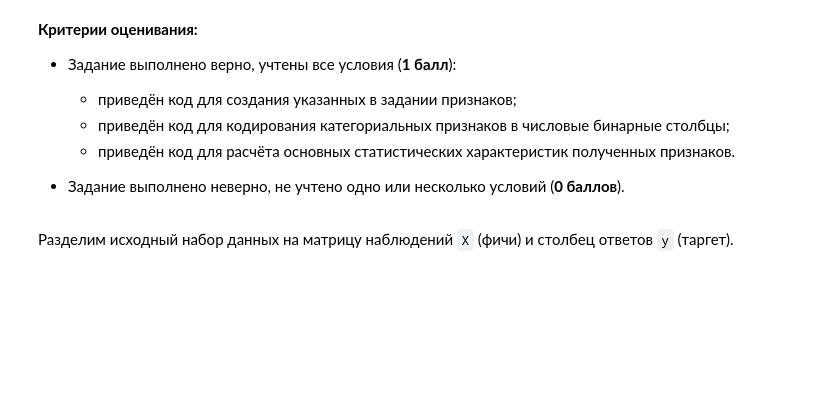
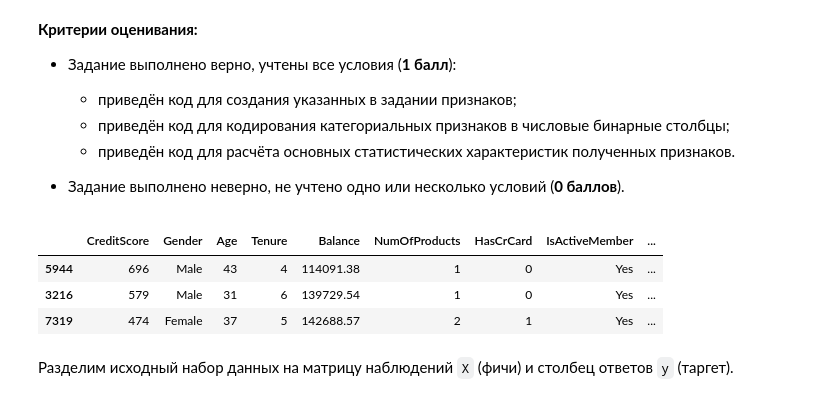
Before and after one commit to Lepnik/data_science_lnv, a Jupyter notebook: ML/ML-3/ML-3._Практика._Ноутбук-Lepnik.ipynb, the cells around one changed output. Saved outputs shown, nothing was run; the diff lists cells and outputs as text; code cells hidden in the pictures; blank space fills up the shorter version.

```diff
--- a/ML/ML-3/ML-3._Практика._Ноутбук-Lepnik.ipynb
+++ b/ML/ML-3/ML-3._Практика._Ноутбук-Lepnik.ipynb
@@ -158,6 +242,15 @@ dtype: object
 - Задание выполнено неверно, не учтено одно или несколько условий (**0 баллов**).
 # %%
 # Ваш код здесь
+churn_data['BalanceSalaryRatio'] = churn_data['Balance']/churn_data['EstimatedSalary']
+churn_data['TenureByAge'] = churn_data['Tenure']/churn_data['Age']
+churn_data['CreditScoreGivenAge'] = churn_data['CreditScore']/churn_data['Age']
+churn_data.sample(3)
+# %% [output]
+|  | CreditScore | Gender | Age | Tenure | Balance | NumOfProducts | HasCrCard | IsActiveMember | ... |
+| 5944 | 696 | Male | 43 | 4 | 114091.38 | 1 | 0 | Yes | ... |
+| 3216 | 579 | Male | 31 | 6 | 139729.54 | 1 | 0 | Yes | ... |
+| 7319 | 474 | Female | 37 | 5 | 142688.57 | 2 | 1 | Yes | ... |
 # %% [markdown]
 Разделим исходный набор данных на матрицу наблюдений `X` (фичи) и столбец ответов `y` (таргет).
 # %%
```
Also changed, not shown: parts of 17 cells of this notebook.
